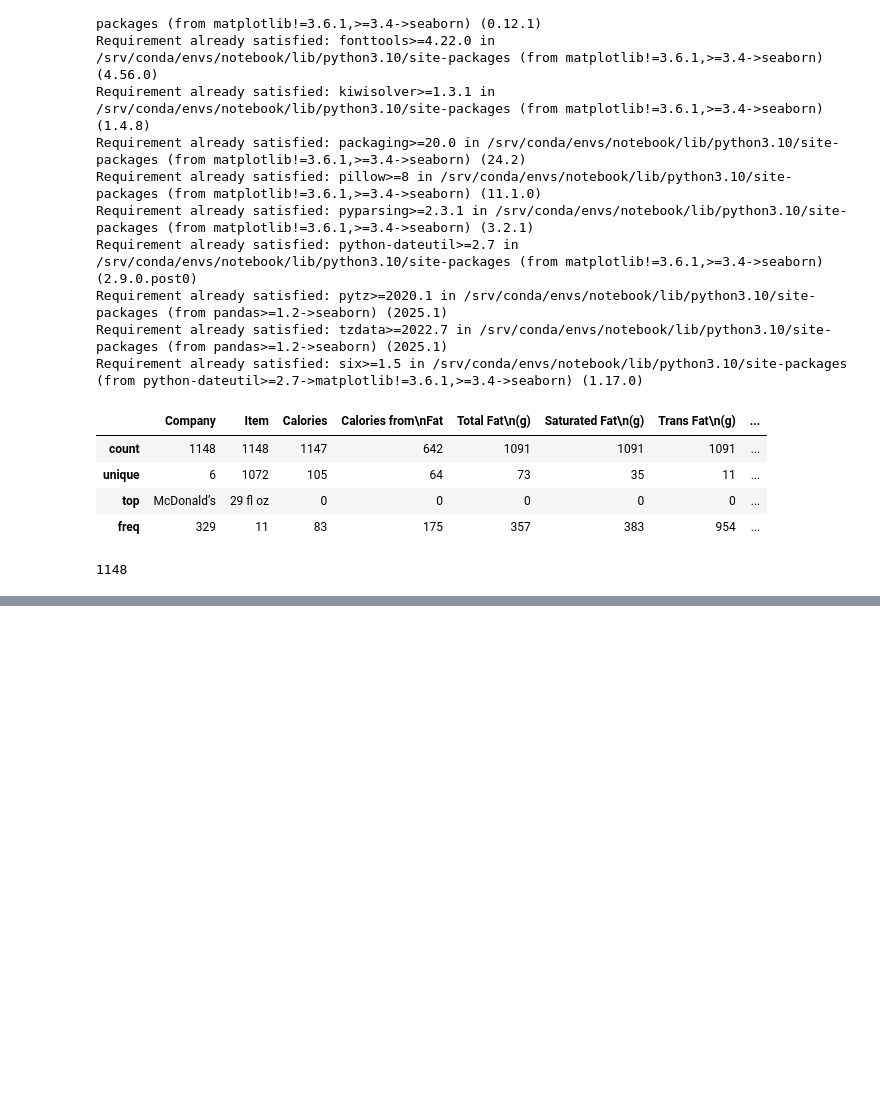
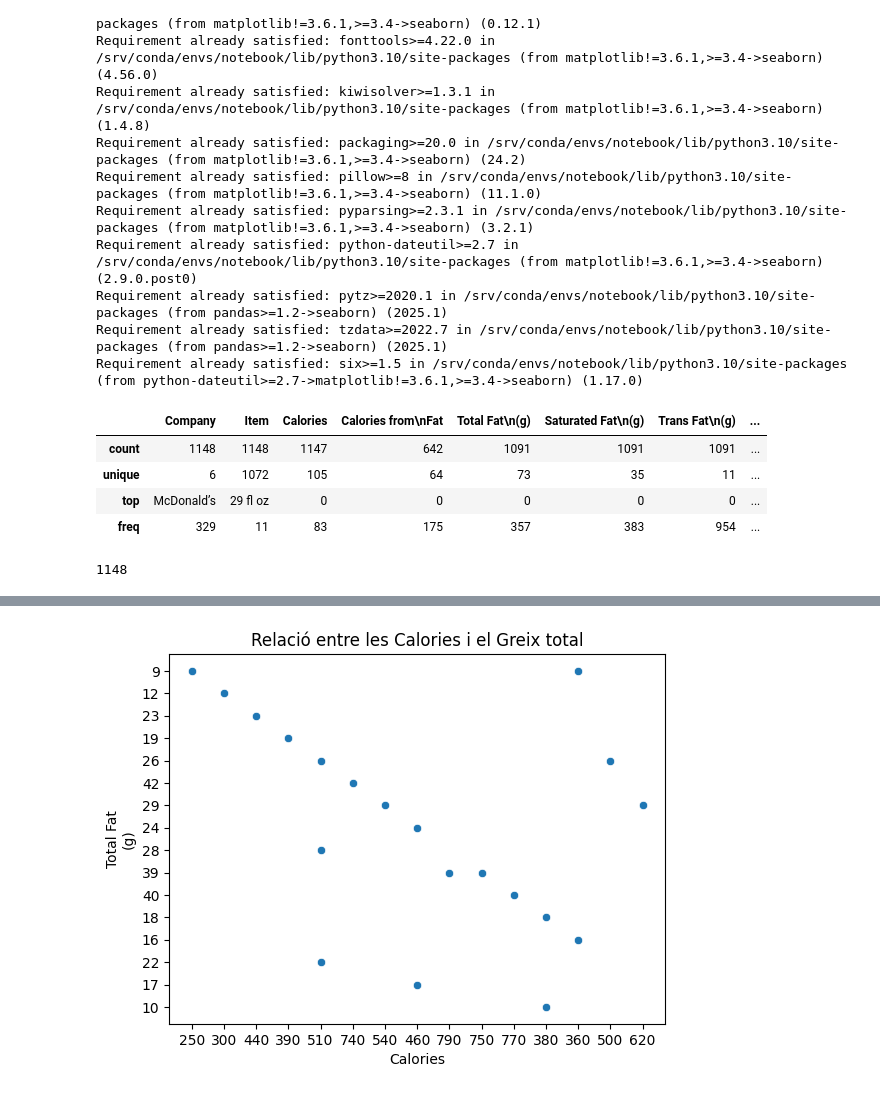
Before and after one commit to AbdelazizKafi/M14_AbdelazizKafi, a Jupyter notebook: Activitat9-AbdelazizKafi.ipynb, the cells around one changed output, grey strips where cells are left out. Saved outputs shown, nothing was run; the diff lists cells and outputs as text; code cells hidden in the pictures; blank space fills up the shorter version.

```diff
--- a/Activitat9-AbdelazizKafi.ipynb
+++ b/Activitat9-AbdelazizKafi.ipynb
@@ -62,0 +83,9 @@ plt.show()
+# %%
+# Funció per fer un diagrama scatterplot el qual mostra la relació entre les calories i el greix total.
+# Com es pot observar, a mesura que augmenten les calories també puja el nivell de greix total pero també hi han desviacions.
+# Això es degut a que al Dataset també hi han begudes, les quals tenen moltes calories pero menys greixos.
+sns.scatterplot(x='Calories', y='Total Fat\n(g)', data=df.head(20))
+plt.title('Relació entre les Calories i el Greix total')
+plt.show()
+# %% [output]
+[figure, added]
```
Also changed, not shown: parts of 11 cells of this notebook.
